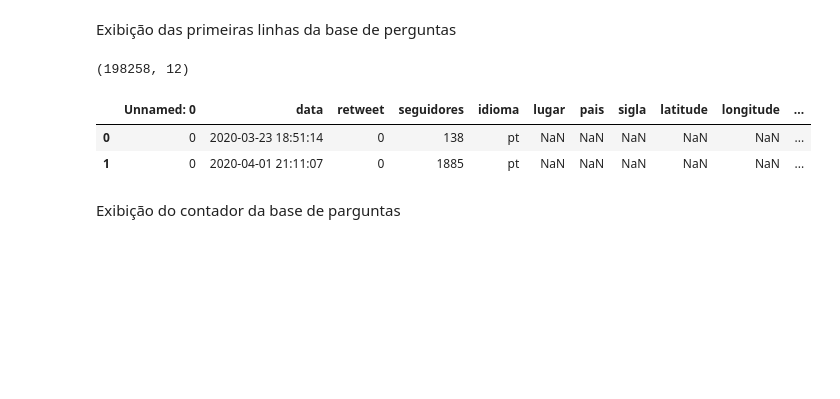
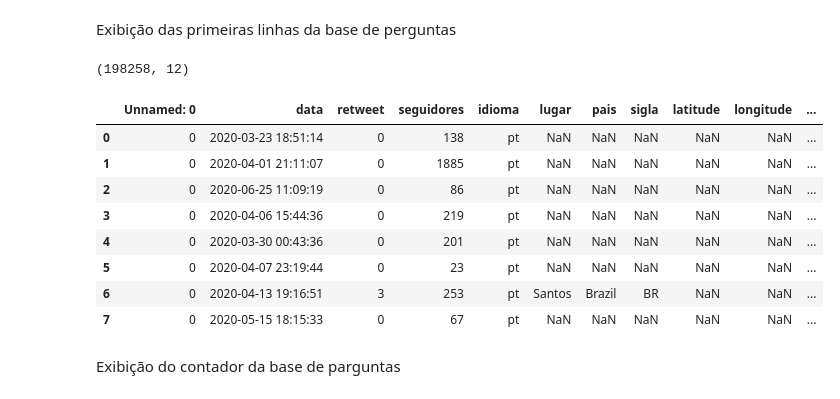
Before and after one commit to lln-cid20/prog-ciencia-dados, a Jupyter notebook: TrabalhoConjunto.ipynb, the cells around one changed output. Saved outputs shown, nothing was run; the diff lists cells and outputs as text; code cells hidden in the pictures; blank space fills up the shorter version.

```diff
--- a/TrabalhoConjunto.ipynb
+++ b/TrabalhoConjunto.ipynb
@@ -313,12 +318,18 @@ else:
 Exibição das primeiras linhas da base de perguntas
 # %%
 print(duvidasDB.shape)
-duvidasDB.head(2)
+duvidasDB.head(8)
 # %% [output]
 (198258, 12)
 |  | Unnamed: 0 | data | retweet | seguidores | idioma | lugar | pais | sigla | latitude | longitude | ... |
 | 0 | 0 | 2020-03-23 18:51:14 | 0 | 138 | pt | NaN | NaN | NaN | NaN | NaN | ... |
 | 1 | 0 | 2020-04-01 21:11:07 | 0 | 1885 | pt | NaN | NaN | NaN | NaN | NaN | ... |
+| 2 | 0 | 2020-06-25 11:09:19 | 0 | 86 | pt | NaN | NaN | NaN | NaN | NaN | ... |
+| 3 | 0 | 2020-04-06 15:44:36 | 0 | 219 | pt | NaN | NaN | NaN | NaN | NaN | ... |
+| 4 | 0 | 2020-03-30 00:43:36 | 0 | 201 | pt | NaN | NaN | NaN | NaN | NaN | ... |
+| 5 | 0 | 2020-04-07 23:19:44 | 0 | 23 | pt | NaN | NaN | NaN | NaN | NaN | ... |
+| 6 | 0 | 2020-04-13 19:16:51 | 3 | 253 | pt | Santos | Brazil | BR | NaN | NaN | ... |
+| 7 | 0 | 2020-05-15 18:15:33 | 0 | 67 | pt | NaN | NaN | NaN | NaN | NaN | ... |
 # %% [markdown]
 Exibição do contador da base de parguntas
 # %%
```
Also changed, not shown: parts of 80 cells of this notebook.
